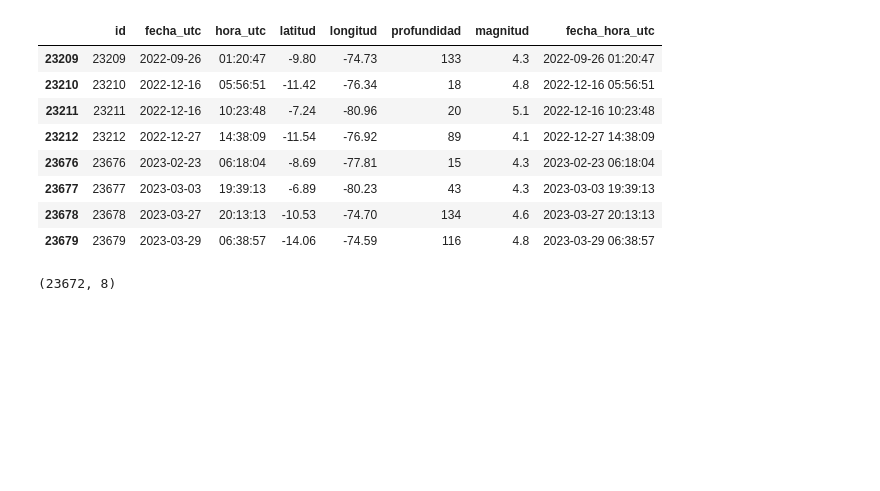
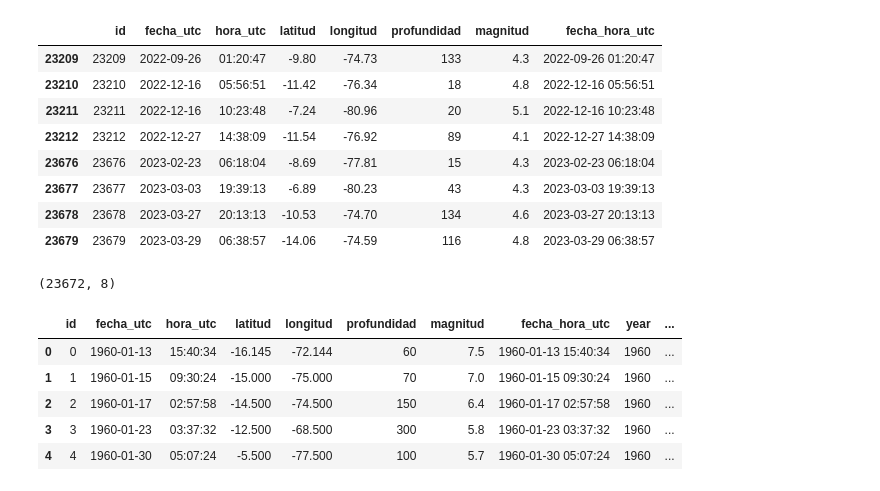
Before and after one commit to elliotAldersom/Blue_Lock_SQL_Project, a Jupyter notebook: python/yoshio/app.ipynb, the cells around one changed output. Drawn from its saved outputs; the diff is of its cells as text; code cells hidden in the pictures; blank space fills up the shorter version.

```diff
--- a/python/yoshio/app.ipynb
+++ b/python/yoshio/app.ipynb
@@ -311,3 +311,8 @@ df = df.drop_duplicates(subset=['fecha_utc', 'hora_utc', 'latitud', 'longitud'],
 df.shape # muestra las filas y columnas del DF
 # %% [output]
 (23672, 8)
+# %%
+# separar años, meses, dias y ponerlos en una columna a cada uno
+df['year'] = df['fecha_utc'].dt.year
+df['month'] = df['fecha_utc'].dt.month
+df['day'] = df['fecha_utc'].dt.day
@@ -313,0 +322,9 @@ df.shape # muestra las filas y columnas del DF
+# %%
+df.head()
+# %% [output]
+|  | id | fecha_utc | hora_utc | latitud | longitud | profundidad | magnitud | fecha_hora_utc | year | ... |
+| 0 | 0 | 1960-01-13 | 15:40:34 | -16.145 | -72.144 | 60 | 7.5 | 1960-01-13 15:40:34 | 1960 | ... |
+| 1 | 1 | 1960-01-15 | 09:30:24 | -15.000 | -75.000 | 70 | 7.0 | 1960-01-15 09:30:24 | 1960 | ... |
+| 2 | 2 | 1960-01-17 | 02:57:58 | -14.500 | -74.500 | 150 | 6.4 | 1960-01-17 02:57:58 | 1960 | ... |
+| 3 | 3 | 1960-01-23 | 03:37:32 | -12.500 | -68.500 | 300 | 5.8 | 1960-01-23 03:37:32 | 1960 | ... |
+| 4 | 4 | 1960-01-30 | 05:07:24 | -5.500 | -77.500 | 100 | 5.7 | 1960-01-30 05:07:24 | 1960 | ... |
```
Also changed, not shown: parts of 9 cells of this notebook, 3 other files.
